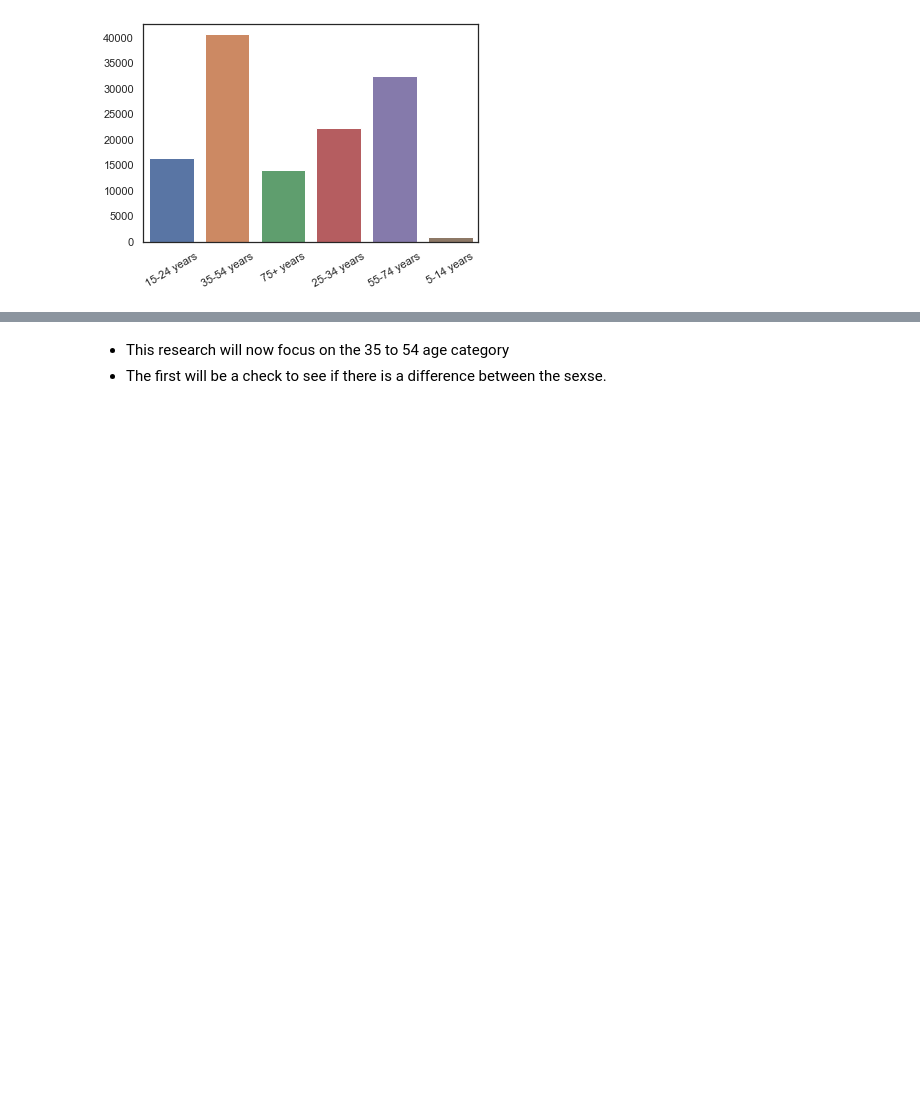
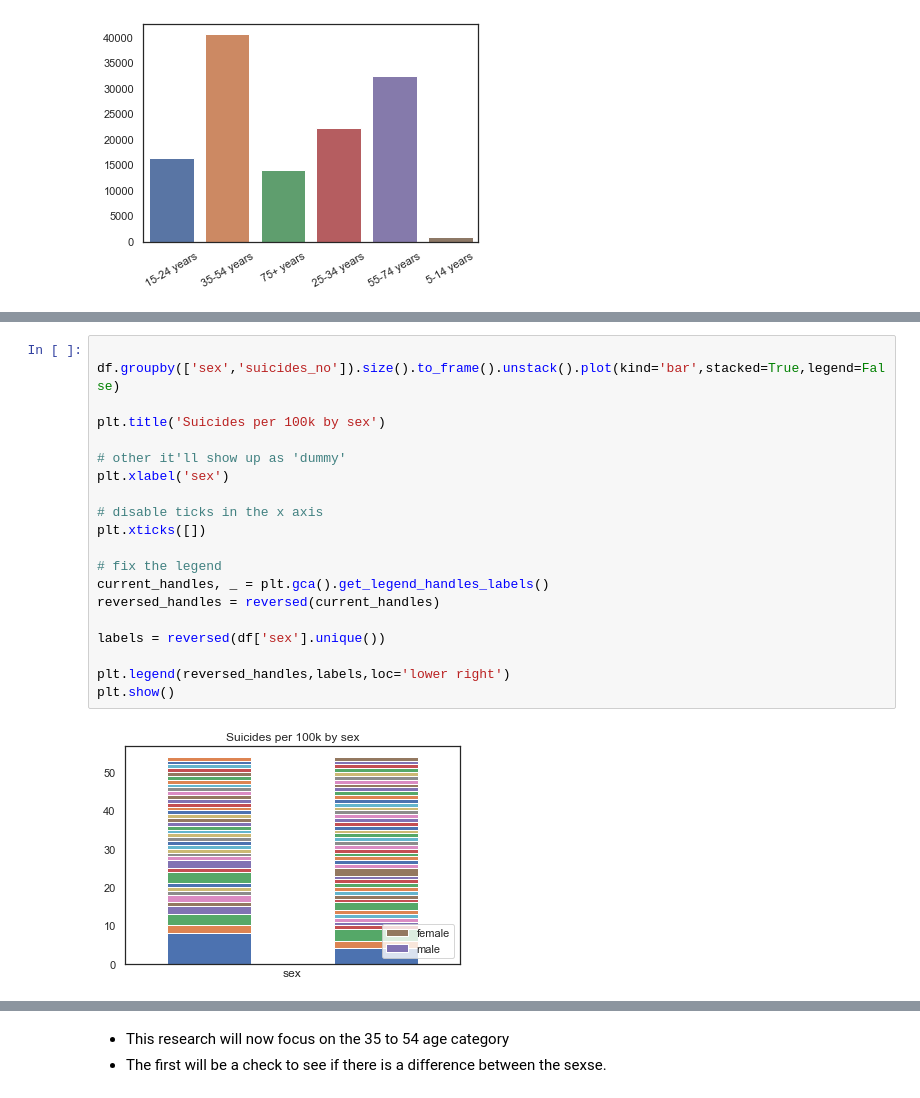
Before and after one commit to pocathain08/Fundamentals_of-Data_Analysis, a Jupyter notebook: FDA_Assessment_2019.ipynb, the cells around one changed output, grey strips where cells are left out. Cells and saved outputs as stored; diff of their text form; blank space fills up the shorter version.

```diff
--- a/FDA_Assessment_2019.ipynb
+++ b/FDA_Assessment_2019.ipynb
@@ -106,0 +125,22 @@ sns.barplot(x = df['age'].unique(), y = suicides_no_age)
+# %%
+
+df.groupby(['sex','suicides_no']).size().to_frame().unstack().plot(kind='bar',stacked=True,legend=False)
+
+plt.title('Suicides per 100k by sex')
+
+# other it'll show up as 'dummy'
+plt.xlabel('sex')
+
+# disable ticks in the x axis
+plt.xticks([])
+
+# fix the legend
+current_handles, _ = plt.gca().get_legend_handles_labels()
+reversed_handles = reversed(current_handles)
+
+labels = reversed(df['sex'].unique())
+
+plt.legend(reversed_handles,labels,loc='lower right')
+plt.show()
+# %% [output]
+[figure, added]
```
Also changed, not shown: parts of 12 cells of this notebook.
